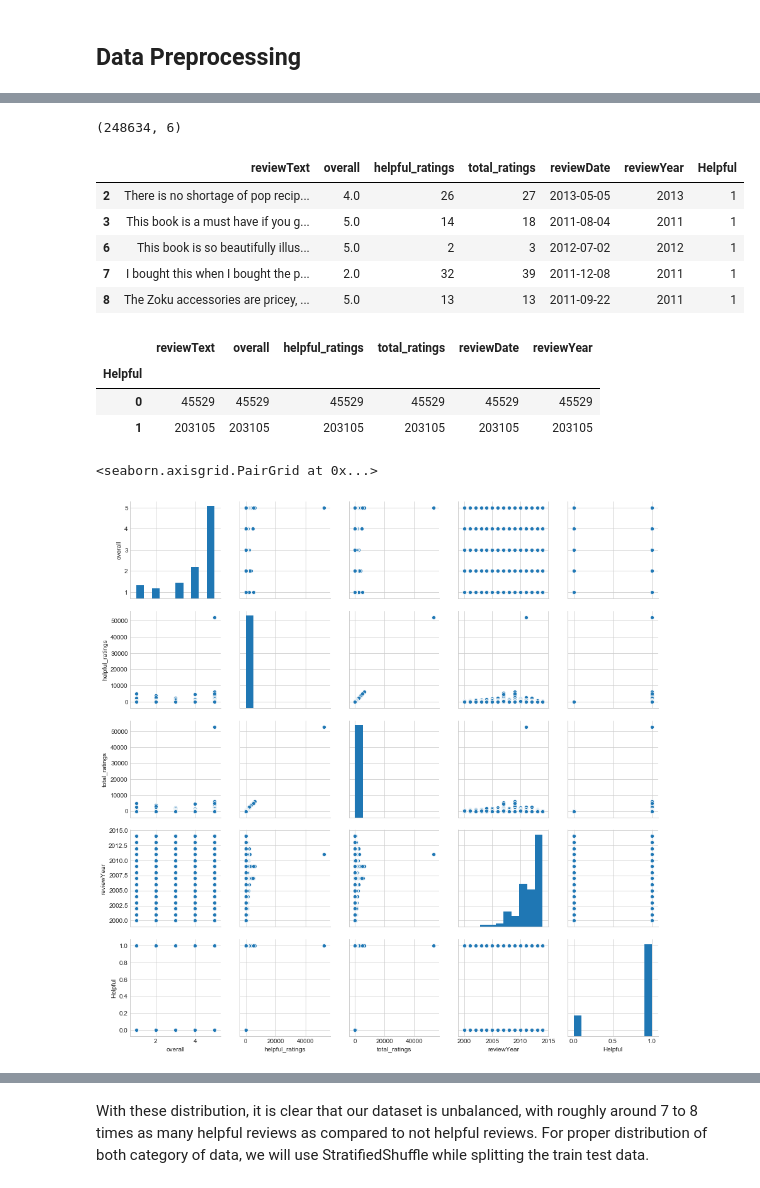
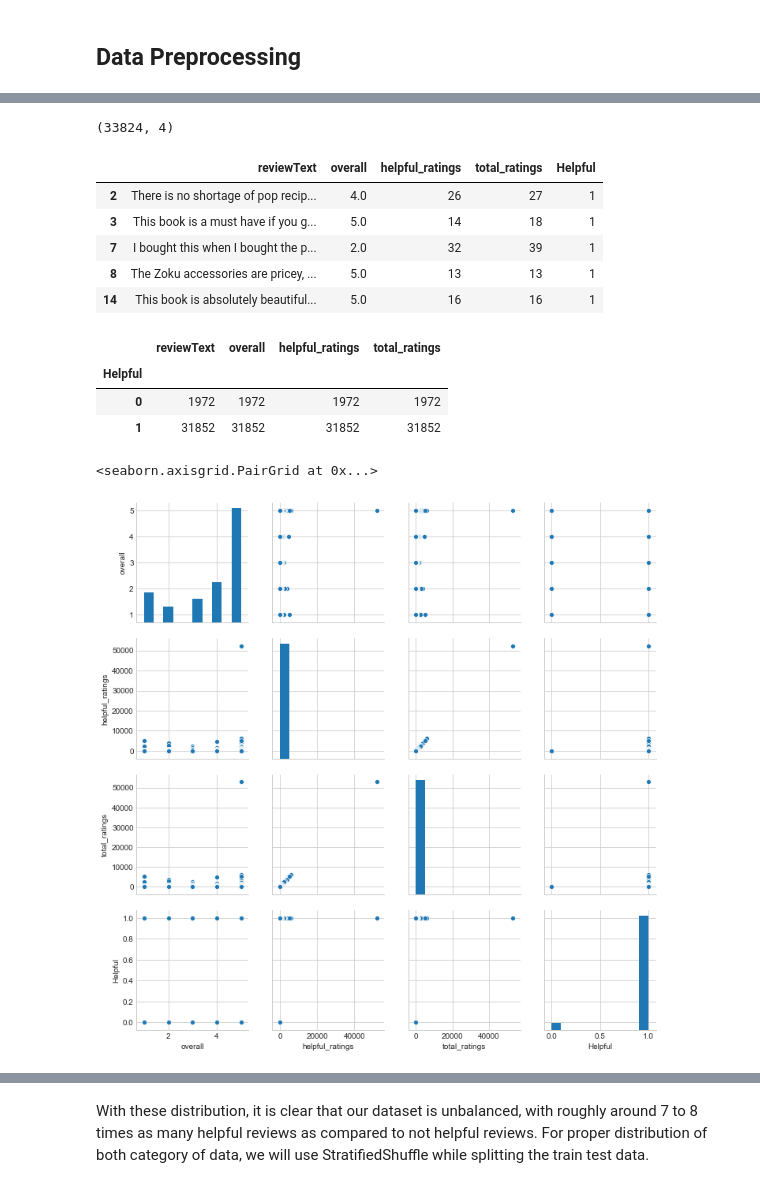
Before and after one commit to subhashree-ai/amazon-review-helpfulness-prediction, a Jupyter notebook: notebooks/amazon_review_helpfulness_prediction_analysis.ipynb, the cells around one changed output, grey strips where cells are left out. Cells and saved outputs as stored; diff of their text form; code cells hidden in the pictures.

```diff
--- a/notebooks/amazon_review_helpfulness_prediction_analysis.ipynb
+++ b/notebooks/amazon_review_helpfulness_prediction_analysis.ipynb
@@ -71,7 +71,7 @@ As per the problem statement of the project, lets extract the useful information
 4. 'unixReviewTime. In case if we would like to give importance to review based on review date, preferring new review over old review.
 # %%
 # Extracting the useful columns from the data
-df = data.loc[:, ['helpful', 'reviewText', 'overall', 'unixReviewTime']]
+df = data.loc[:, ['helpful', 'reviewText', 'overall']]
 
 # Split the helpful into helpful_ratings and total_ratings
 df['helpful_ratings'] = df['helpful'].apply(lambda x: x[0])
@@ -81,11 +81,11 @@ df['total_ratings'] = df['helpful'].apply(lambda x: x[1])
 del df['helpful']
 
 # Convert unixReviewTimestamp to date format 'YYYY-MM-DD'
-df['reviewDate'] = df['unixReviewTime'].apply(lambda x : datetime.datetime.utcfromtimestamp(x).strftime('%Y-%m-%d'))
-df['reviewYear'] = pd.DatetimeIndex(df['reviewDate']).year
+#df['reviewDate'] = df['unixReviewTime'].apply(lambda x : datetime.datetime.utcfromtimestamp(x).strftime('%Y-%m-%d'))
+#df['reviewYear'] = pd.DatetimeIndex(df['reviewDate']).year
 
 # Delete unixReviewtime from df
-del df['unixReviewTime']
+#del df['unixReviewTime']
 
 # Check if there is any null values
 print(df.isnull().sum())
@@ -191,34 +178,38 @@ df1.head(5)
 # %%
 # Use data with total_ratings > 0 for creating target label "helpful"
-df2 = df[(df.total_ratings > 0)].copy()
-df2.shape
+#df2 = df[(df.total_ratings > 0)].copy()
+#df2.shape
-# %% [output]
-(248634, 6)
+# %%
+#include reviews that have more than 10 helpfulness data point only
+df1 = df[(df.total_ratings > 10)].copy()
+df1.shape
+# %% [output]
+(33824, 4)
 # %%
 # Transform helpfulness as a binary feature with threshold of 0.50
 threshold=0.5
-df2.loc[:, 'Helpful'] = np.where(df2.loc[:, 'helpful_ratings']/df2.loc[:, 'total_ratings'] > threshold, 1, 0)
-df2.head(5)
+df1.loc[:, 'Helpful'] = np.where(df1.loc[:, 'helpful_ratings']/df1.loc[:, 'total_ratings'] > threshold, 1, 0)
+df1.head(5)
 # %% [output]
-|  | reviewText | overall | helpful_ratings | total_ratings | reviewDate | reviewYear | Helpful |
-| 2 | There is no shortage of pop recip... | 4.0 | 26 | 27 | 2013-05-05 | 2013 | 1 |
-| 3 | This book is a must have if you g... | 5.0 | 14 | 18 | 2011-08-04 | 2011 | 1 |
-| 6 | This book is so beautifully illus... | 5.0 | 2 | 3 | 2012-07-02 | 2012 | 1 |
-| 7 | I bought this when I bought the p... | 2.0 | 32 | 39 | 2011-12-08 | 2011 | 1 |
-| 8 | The Zoku accessories are pricey, ... | 5.0 | 13 | 13 | 2011-09-22 | 2011 | 1 |
+|  | reviewText | overall | helpful_ratings | total_ratings | Helpful |
+| 2 | There is no shortage of pop recip... | 4.0 | 26 | 27 | 1 |
+| 3 | This book is a must have if you g... | 5.0 | 14 | 18 | 1 |
+| 7 | I bought this when I bought the p... | 2.0 | 32 | 39 | 1 |
+| 8 | The Zoku accessories are pricey, ... | 5.0 | 13 | 13 | 1 |
+| 14 | This book is absolutely beautiful... | 5.0 | 16 | 16 | 1 |
 # %%
 # Check the distribution of helpful and non-helpful reviews
-display(df2.groupby('Helpful').count())
+display(df1.groupby('Helpful').count())
 # %% [output]
-|  | reviewText | overall | helpful_ratings | total_ratings | reviewDate | reviewYear |
-| Helpful |  |  |  |  |  |  |
-| 0 | 45529 | 45529 | 45529 | 45529 | 45529 | 45529 |
-| 1 | 203105 | 203105 | 203105 | 203105 | 203105 | 203105 |
+|  | reviewText | overall | helpful_ratings | total_ratings |
+| Helpful |  |  |  |  |
+| 0 | 1972 | 1972 | 1972 | 1972 |
+| 1 | 31852 | 31852 | 31852 | 31852 |
 # %%
 # Pairplot Visualization
-sns.pairplot(df2)
+sns.pairplot(df1)
 # %% [output]
 <seaborn.axisgrid.PairGrid at 0x...>
-[figure, old version]
+[figure, new version]
 # %%
 # Visualizing correlation of the data
```
Also changed, not shown: parts of 58 cells of this notebook.
